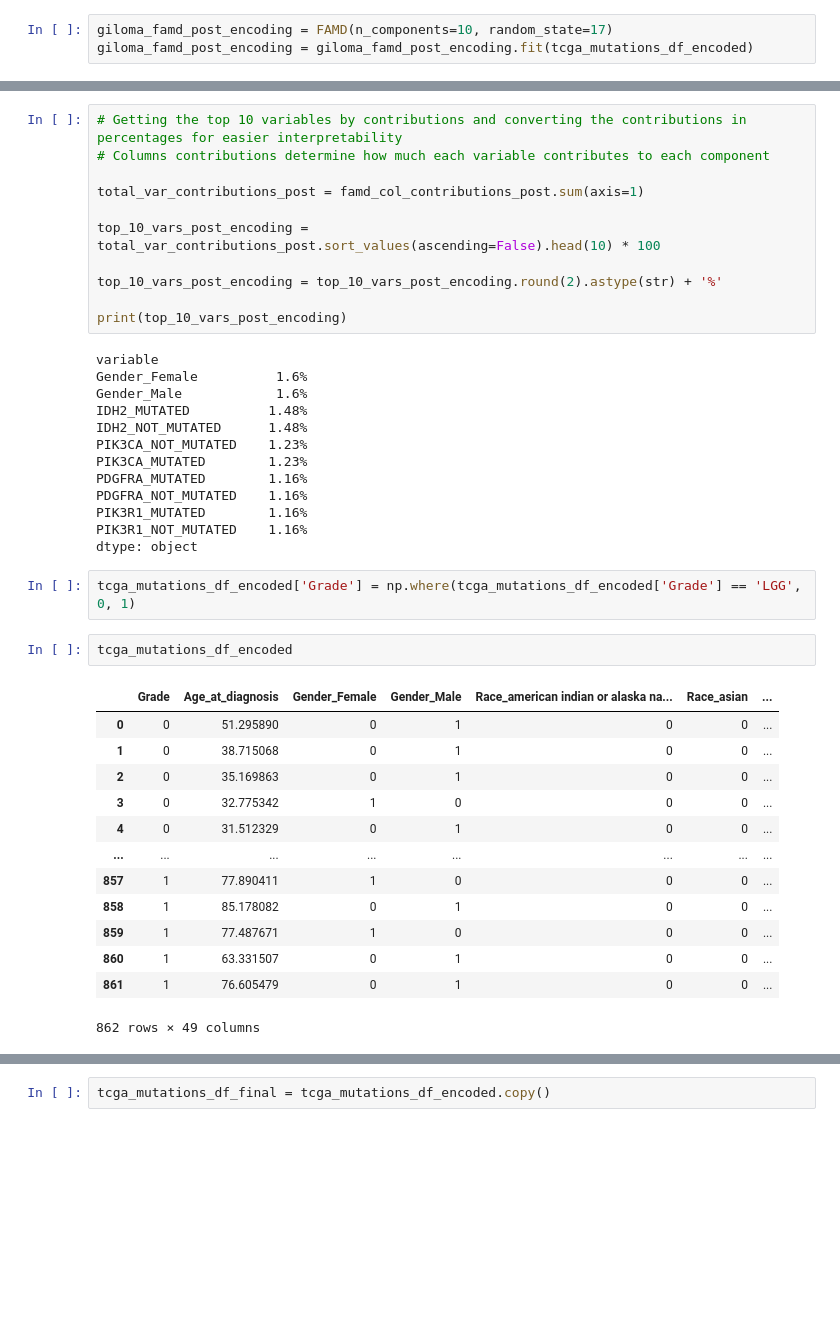
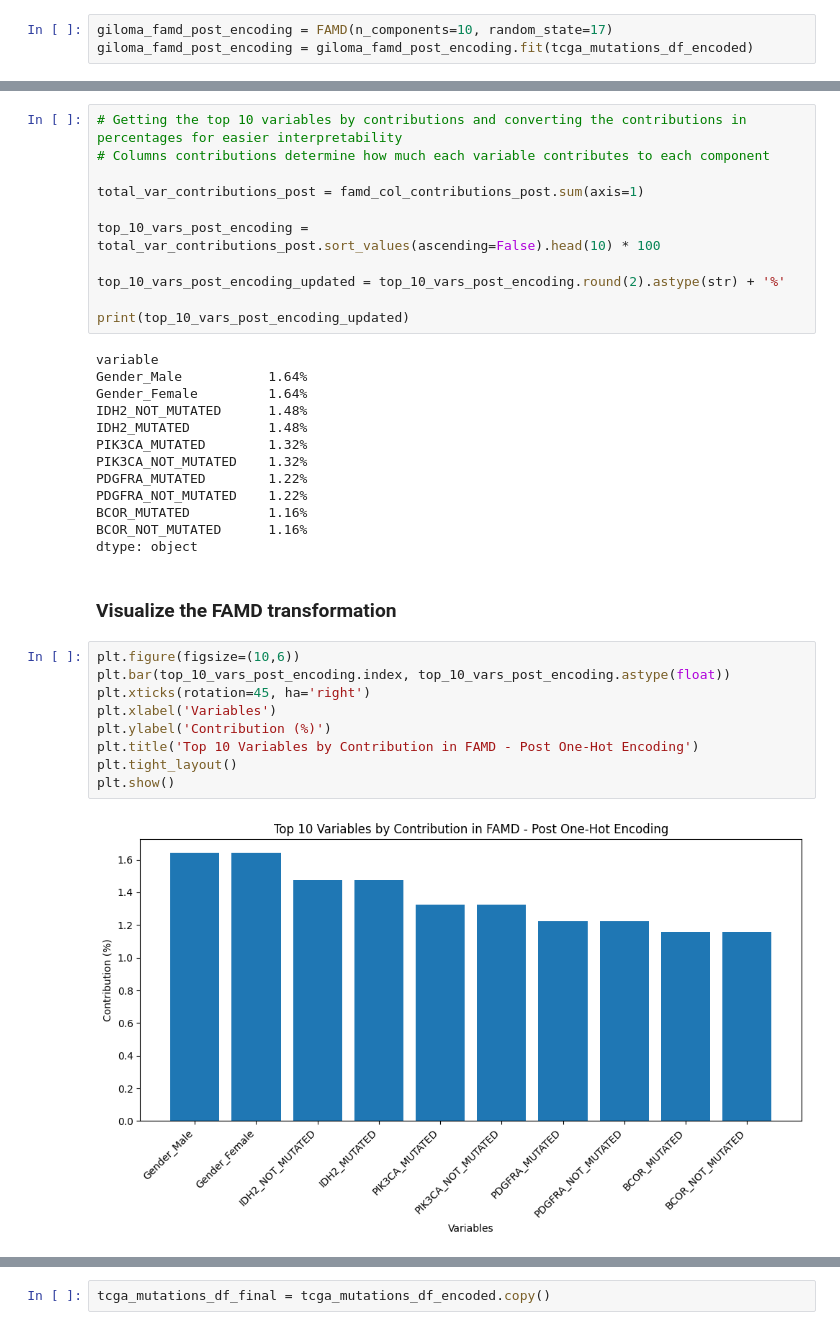
Before and after one commit to chellefernandez1909/Glioma-Prediction, a Jupyter notebook: preprocessing_and_eda_analysis.ipynb, the cells around one changed output, grey strips where cells are left out. Saved outputs shown, nothing was run; the diff lists cells and outputs as text; blank space fills up the shorter version.

```diff
--- a/preprocessing_and_eda_analysis.ipynb
+++ b/preprocessing_and_eda_analysis.ipynb
@@ -568,37 +668,32 @@ total_var_contributions_post = famd_col_contributions_post.sum(axis=1)
 
 top_10_vars_post_encoding = total_var_contributions_post.sort_values(ascending=False).head(10) * 100
 
-top_10_vars_post_encoding = top_10_vars_post_encoding.round(2).astype(str) + '%'
+top_10_vars_post_encoding_updated = top_10_vars_post_encoding.round(2).astype(str) + '%'
 
-print(top_10_vars_post_encoding)
+print(top_10_vars_post_encoding_updated)
 # %% [output]
 variable
-Gender_Female          1.6%
-Gender_Male            1.6%
+Gender_Male           1.64%
+Gender_Female         1.64%
+IDH2_NOT_MUTATED      1.48%
 IDH2_MUTATED          1.48%
-IDH2_NOT_MUTATED      1.48%
-PIK3CA_NOT_MUTATED    1.23%
-PIK3CA_MUTATED        1.23%
-PDGFRA_MUTATED        1.16%
-PDGFRA_NOT_MUTATED    1.16%
-PIK3R1_MUTATED        1.16%
-PIK3R1_NOT_MUTATED    1.16%
+PIK3CA_MUTATED        1.32%
+PIK3CA_NOT_MUTATED    1.32%
+PDGFRA_MUTATED        1.22%
+PDGFRA_NOT_MUTATED    1.22%
+BCOR_MUTATED          1.16%
+BCOR_NOT_MUTATED      1.16%
 dtype: object
-# %%
-tcga_mutations_df_encoded['Grade'] = np.where(tcga_mutations_df_encoded['Grade'] == 'LGG', 0, 1)
-# %%
-tcga_mutations_df_encoded
-# %% [output]
-|  | Grade | Age_at_diagnosis | Gender_Female | Gender_Male | Race_american indian or alaska na... | Race_asian | ... |
-| 0 | 0 | 51.295890 | 0 | 1 | 0 | 0 | ... |
-| 1 | 0 | 38.715068 | 0 | 1 | 0 | 0 | ... |
-| 2 | 0 | 35.169863 | 0 | 1 | 0 | 0 | ... |
-| 3 | 0 | 32.775342 | 1 | 0 | 0 | 0 | ... |
-| 4 | 0 | 31.512329 | 0 | 1 | 0 | 0 | ... |
-| ... | ... | ... | ... | ... | ... | ... | ... |
-| 857 | 1 | 77.890411 | 1 | 0 | 0 | 0 | ... |
-| 858 | 1 | 85.178082 | 0 | 1 | 0 | 0 | ... |
-| 859 | 1 | 77.487671 | 1 | 0 | 0 | 0 | ... |
-| 860 | 1 | 63.331507 | 0 | 1 | 0 | 0 | ... |
-| 861 | 1 | 76.605479 | 0 | 1 | 0 | 0 | ... |
-862 rows × 49 columns
+# %% [markdown]
+### Visualize the FAMD transformation
+# %%
+plt.figure(figsize=(10,6))
+plt.bar(top_10_vars_post_encoding.index, top_10_vars_post_encoding.astype(float))
+plt.xticks(rotation=45, ha='right')
+plt.xlabel('Variables')
+plt.ylabel('Contribution (%)')
+plt.title('Top 10 Variables by Contribution in FAMD - Post One-Hot Encoding')
+plt.tight_layout()
+plt.show()
+# %% [output]
+[figure, added]
```
Also changed, not shown: parts of 36 cells of this notebook, 9 other files.
